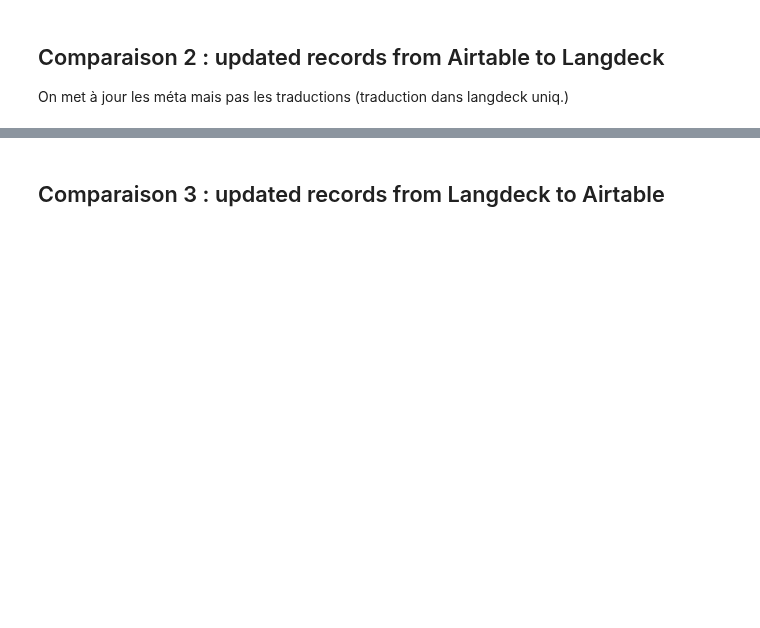
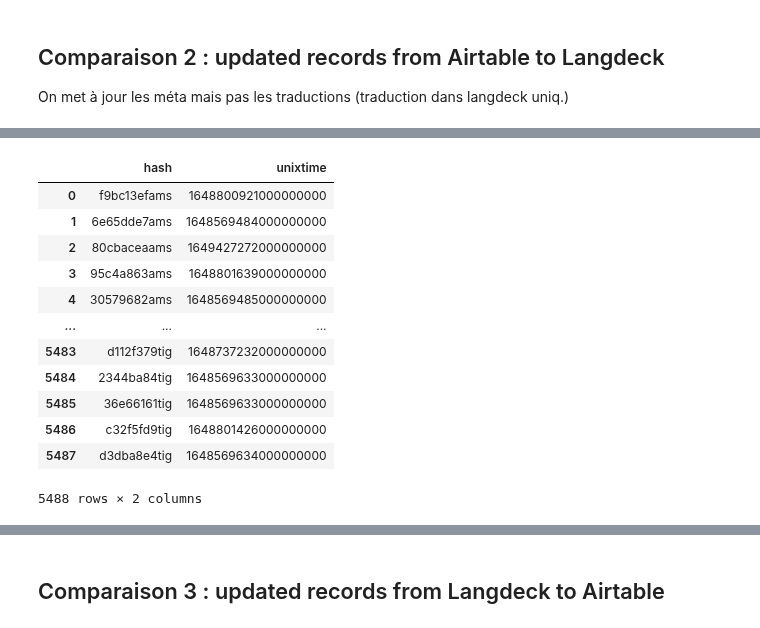
Before and after one commit to gretiere545/corpus, a Jupyter notebook: corpus_sync_airtable.ipynb, the cells around one changed output, grey strips where cells are left out. Saved outputs shown, nothing was run; the diff lists cells and outputs as text; code cells hidden in the pictures; blank space fills up the shorter version.

```diff
--- a/corpus_sync_airtable.ipynb
+++ b/corpus_sync_airtable.ipynb
@@ -448 +458,17 @@ On met à jour les méta mais pas les traductions (traduction dans langdeck uniq
+# %%
+df_airtable_for_langdeck[["hash","unixtime"]]
+# %% [output]
+|  | hash | unixtime |
+| 0 | f9bc13efams | 1648800921000000000 |
+| 1 | 6e65dde7ams | 1648569484000000000 |
+| 2 | 80cbaceaams | 1649427272000000000 |
+| 3 | 95c4a863ams | 1648801639000000000 |
+| 4 | 30579682ams | 1648569485000000000 |
+| ... | ... | ... |
+| 5483 | d112f379tig | 1648737232000000000 |
+| 5484 | 2344ba84tig | 1648569633000000000 |
+| 5485 | 36e66161tig | 1648569633000000000 |
+| 5486 | c32f5fd9tig | 1648801426000000000 |
+| 5487 | d3dba8e4tig | 1648569634000000000 |
+5488 rows × 2 columns
 # %%
```
Also changed, not shown: parts of 21 cells of this notebook.
